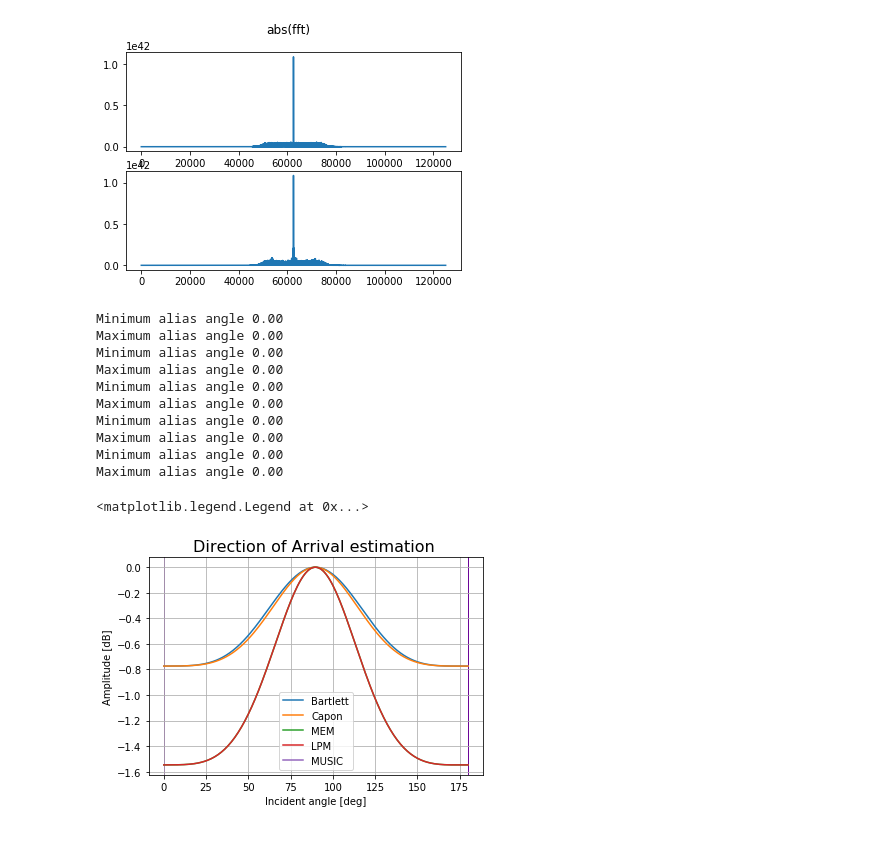
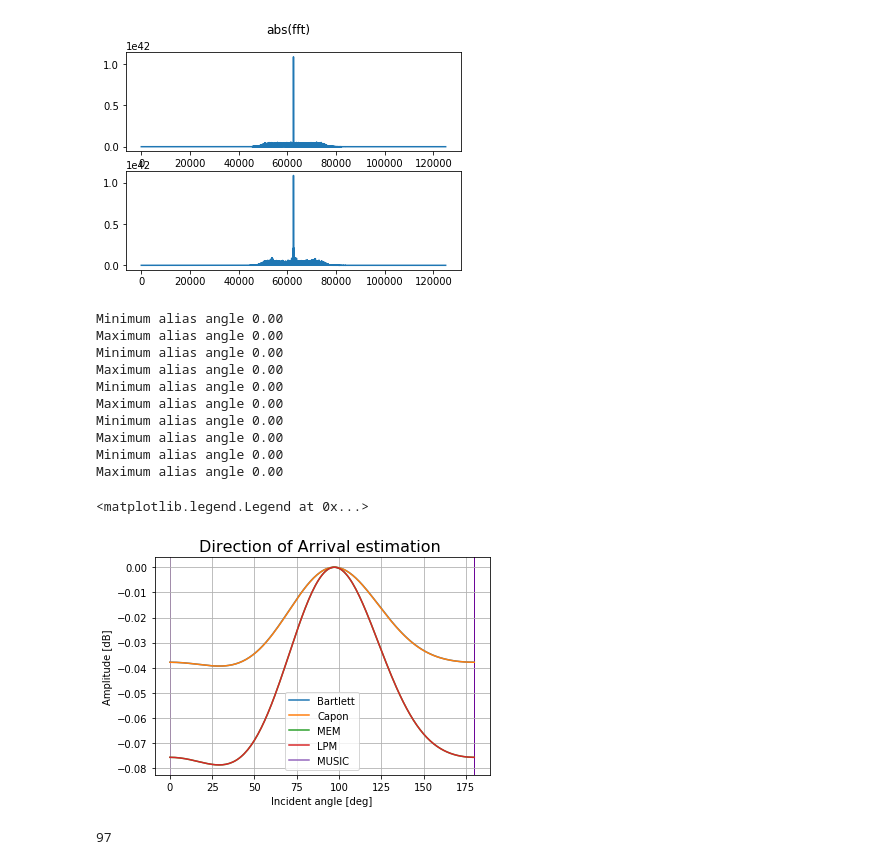
Before and after one commit to binkssake2/DoA_with_RTL-SDR, a Jupyter notebook: DoA_v1.ipynb, the cells around one changed output. Saved outputs shown, nothing was run; the diff lists cells and outputs as text; code cells hidden in the pictures.

```diff
--- a/DoA_v1.ipynb
+++ b/DoA_v1.ipynb
@@ -123,42 +123,46 @@ d = 0.5
 
 rec_signal = np.array([sinal_real1, sinal_real2])
 
-#rec_signal = rec_signal - np.mean(rec_signal)
+rec_signal = rec_signal - np.mean(rec_signal)
 
 R = corr_matrix_estimate(rec_signal.T, imp="mem_eff")
 
 R = forward_backward_avg(R)
 
-# Generate scanning vectors
+# GGera vetor scan
 array_alignment = np.arange(0, M, 1) * d
 incident_angles= np.arange(0,181,1)
 ula_scanning_vectors = gen_ula_scanning_vectors(array_alignment, incident_angles)
 
-# DOA estimation
+# DOA
 Bartlett = DOA_Bartlett(R, ula_scanning_vectors)
 Capon = DOA_Capon(R, ula_scanning_vectors)
 MEM = DOA_MEM(R, ula_scanning_vectors,  column_select = 0)
 LPM = DOA_LPM(R, ula_scanning_vectors, element_select = 1)
 MUSIC = DOA_MUSIC(R, ula_scanning_vectors, signal_dimension = 2)
 
-# Plot results
+# Plot
 axes = plt.axes()
 DOA_plot(Bartlett, incident_angles, log_scale_min = -50, axes=axes)
 DOA_plot(Capon, incident_angles, log_scale_min = -50, axes=axes)
 DOA_plot(MEM, incident_angles, log_scale_min = -50,axes=axes)
 DOA_plot(LPM, incident_angles, log_scale_min = -50, axes=axes)
 DOA_plot(MUSIC, incident_angles, log_scale_min = -50, axes=axes)
 axes.legend(("Bartlett","Capon","MEM","LPM","MUSIC"))
 # %% [output]
 Minimum alias angle 0.00
 Maximum alias angle 0.00
 Minimum alias angle 0.00
 Maximum alias angle 0.00
 Minimum alias angle 0.00
 Maximum alias angle 0.00
 Minimum alias angle 0.00
 Maximum alias angle 0.00
 Minimum alias angle 0.00
 Maximum alias angle 0.00
 <matplotlib.legend.Legend at 0x...>
-[figure, old version]
+[figure, new version]
+# %%
+np.argmax(Capon)
+# %% [output]
+97
```
